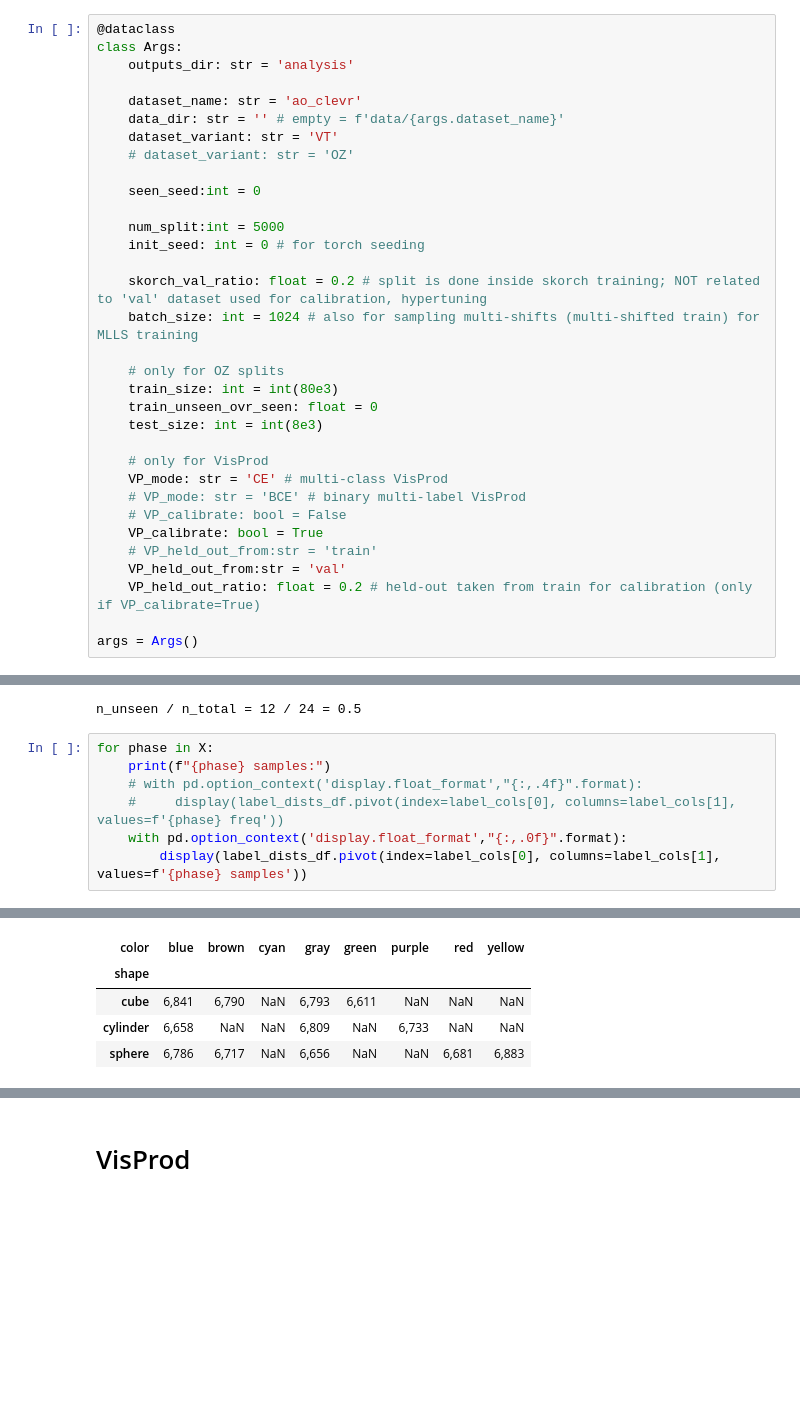
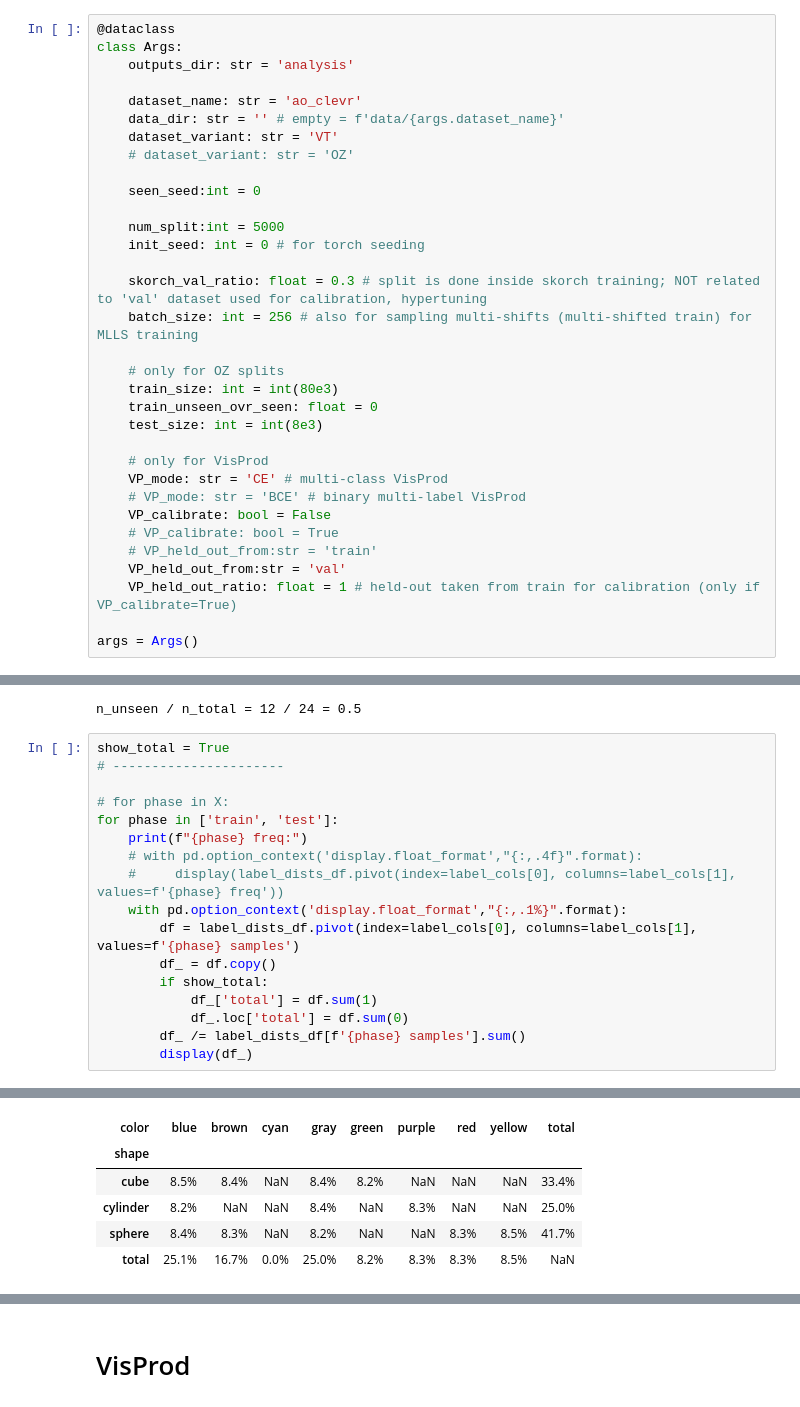
Before and after one commit to Ozziko/causal_comp, a Jupyter notebook: MLLS.ipynb, the cells around one changed output, grey strips where cells are left out. Drawn from its saved outputs; the diff is of its cells as text; blank space fills up the shorter version.

```diff
--- a/MLLS.ipynb
+++ b/MLLS.ipynb
@@ -69,8 +70,8 @@ class Args:
     num_split:int = 5000
     init_seed: int = 0 # for torch seeding
 
-    skorch_val_ratio: float = 0.2 # split is done inside skorch training; NOT related to 'val' dataset used for calibration, hypertuning
-    batch_size: int = 1024 # also for sampling multi-shifts (multi-shifted train) for MLLS training
+    skorch_val_ratio: float = 0.3 # split is done inside skorch training; NOT related to 'val' dataset used for calibration, hypertuning
+    batch_size: int = 256 # also for sampling multi-shifts (multi-shifted train) for MLLS training
 
     # only for OZ splits
     train_size: int = int(80e3)
@@ -80,11 +81,11 @@ class Args:
     # only for VisProd
     VP_mode: str = 'CE' # multi-class VisProd
     # VP_mode: str = 'BCE' # binary multi-label VisProd
-    # VP_calibrate: bool = False
-    VP_calibrate: bool = True
+    VP_calibrate: bool = False
+    # VP_calibrate: bool = True
     # VP_held_out_from:str = 'train'
     VP_held_out_from:str = 'val'
-    VP_held_out_ratio: float = 0.2 # held-out taken from train for calibration (only if VP_calibrate=True)
+    VP_held_out_ratio: float = 1 # held-out taken from train for calibration (only if VP_calibrate=True)
 
 args = Args()
 # %%
@@ -759,10 +764,20 @@ print(f"n_unseen / n_total = {n_unseen} / {len(label_dists_df)} = {n_unseen/len(
 # %% [output]
 n_unseen / n_total = 12 / 24 = 0.5
 # %%
-for phase in X:
-    print(f"{phase} samples:")
+show_total = True
+# ----------------------
+
+# for phase in X:
+for phase in ['train', 'test']:
+    print(f"{phase} freq:")
     # with pd.option_context('display.float_format',"{:,.4f}".format):
     #     display(label_dists_df.pivot(index=label_cols[0], columns=label_cols[1], values=f'{phase} freq'))
-    with pd.option_context('display.float_format',"{:,.0f}".format):
-        display(label_dists_df.pivot(index=label_cols[0], columns=label_cols[1], values=f'{phase} samples'))
+    with pd.option_context('display.float_format',"{:,.1%}".format):
+        df = label_dists_df.pivot(index=label_cols[0], columns=label_cols[1], values=f'{phase} samples')
+        df_ = df.copy()
+        if show_total:
+            df_['total'] = df.sum(1)
+            df_.loc['total'] = df.sum(0)
+        df_ /= label_dists_df[f'{phase} samples'].sum()
+        display(df_)
 # %% [output]
@@ -770,5 +785,6 @@ train samples:
-| color | blue | brown | cyan | gray | green | purple | red | yellow |
-| shape |  |  |  |  |  |  |  |  |
-| cube | 6,841 | 6,790 | NaN | 6,793 | 6,611 | NaN | NaN | NaN |
-| cylinder | 6,658 | NaN | NaN | 6,809 | NaN | 6,733 | NaN | NaN |
-| sphere | 6,786 | 6,717 | NaN | 6,656 | NaN | NaN | 6,681 | 6,883 |
+| color | blue | brown | cyan | gray | green | purple | red | yellow | total |
+| shape |  |  |  |  |  |  |  |  |  |
+| cube | 8.5% | 8.4% | NaN | 8.4% | 8.2% | NaN | NaN | NaN | 33.4% |
+| cylinder | 8.2% | NaN | NaN | 8.4% | NaN | 8.3% | NaN | NaN | 25.0% |
+| sphere | 8.4% | 8.3% | NaN | 8.2% | NaN | NaN | 8.3% | 8.5% | 41.7% |
+| total | 25.1% | 16.7% | 0.0% | 25.0% | 8.2% | 8.3% | 8.3% | 8.5% | NaN |
```
Also changed, not shown: parts of 90 cells of this notebook, 2 other files.
